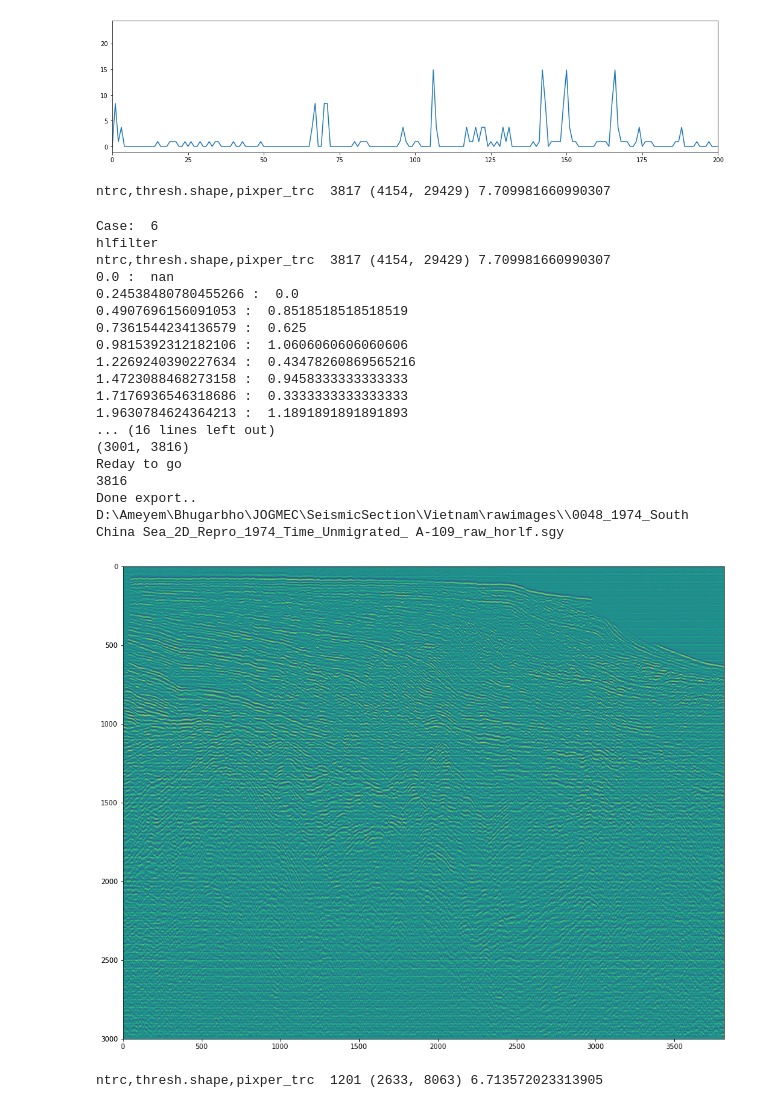
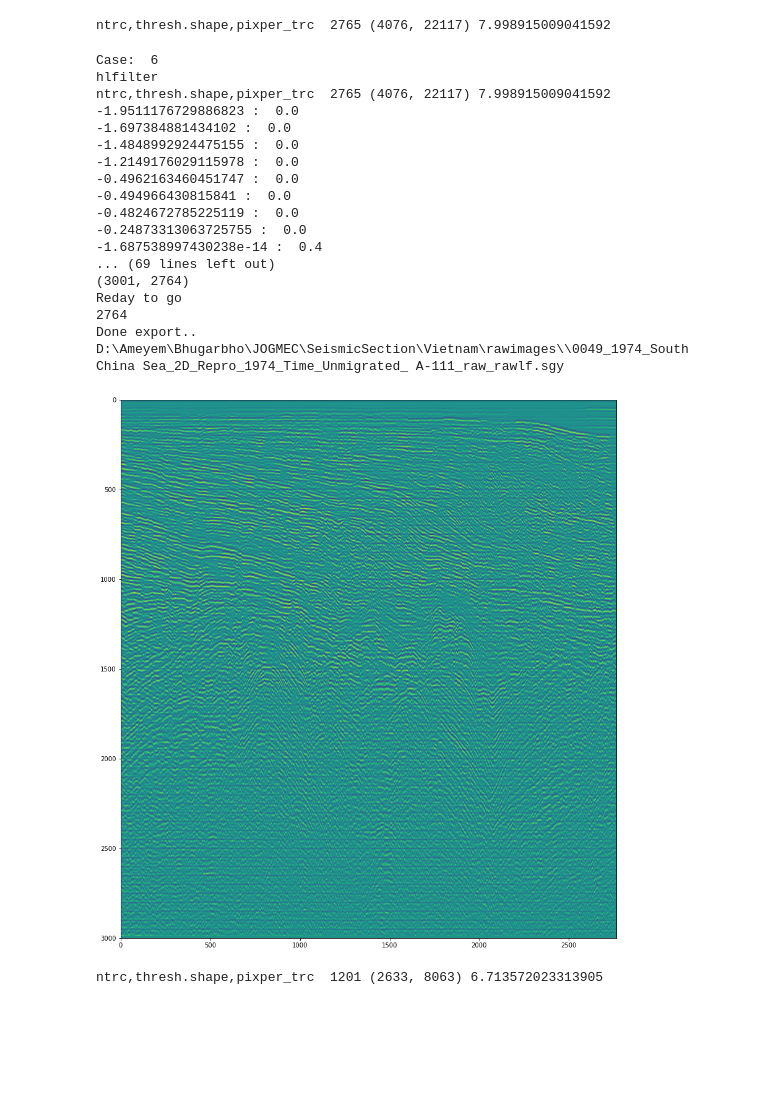
Before and after one commit to narunbabu/seis_im_processing, a Jupyter notebook: Im2segy_baddata-Liveproject-WithPrecisionFiltering.ipynb, the cells around one changed output. Cells and saved outputs as stored; diff of their text form; code cells hidden in the pictures; blank space fills up the shorter version.

```diff
--- a/Im2segy_baddata-Liveproject-WithPrecisionFiltering.ipynb
+++ b/Im2segy_baddata-Liveproject-WithPrecisionFiltering.ipynb
@@ -29,7 +29,9 @@ import matplotlib.pyplot as plt
 datafolder=r'D:\Ameyem\Bhugarbho\JOGMEC\SeismicSection\Vietnam\rawimages\\'
 files=['0254_1974_South China Sea_2D_Repro_1974_Time_Unmigrated_ 74-730_crop.png',
       '0048_1974_South China Sea_2D_Repro_1974_Time_Unmigrated_ A-109_crop.png',
-#        '0128_1974_South China Sea_2D_Repro_1974_Time_Unmigrated_ B-129_crop.png'
+#        '0128_1974_South China Sea_2D_Repro_1974_Time_Unmigrated_ B-129_crop.png',
+       '0045_1974_South China Sea_2D_Repro_1974_Time_Unmigrated_ A-103_crop.png',
+       '0049_1974_South China Sea_2D_Repro_1974_Time_Unmigrated_ A-111_crop.png'
       ]
 
 # files=['0254_1974_South China Sea_2D_Repro_1974_Time_Unmigrated_ 74-730_crop.jpg']
@@ -43,6 +45,8 @@ filekey=file.split('_')[0]
 fileproperties={'0254':{'strc':1114,'ntrace':1201,'trange':[0,5]},
                 '0048':{'strc':1,'ntrace':3817,'trange':[0,6]},
                 '0128':{'strc':1,'ntrace':3480,'trange':[0,6]},
+                '0045':{'strc':1,'ntrace':2936,'trange':[0,6]},
+                '0049':{'strc':1,'ntrace':2765,'trange':[0,6]},
 }
 
 ntrace=fileproperties[filekey]['ntrace']
@@ -159,14 +161,14 @@ def img2rawtrace(mthresh,stime,etime,ntrc): #key function need filters before
     traces=np.array(traces).astype(float)
     return traces
 # %%
-# hlfilter=gethorizontalLineFilter(hf_data)
-# plt.plot(sgray)
-twt=list(range(len(sgray)))
-lf_data,wf_data,hf_data,xmaxnormmeans=windowFilt(twt,sgray,nclip=0,window=(1,10),order=4)
+# # hlfilter=gethorizontalLineFilter(hf_data)
+# # plt.plot(sgray)
+# twt=list(range(len(sgray)))
+# lf_data,wf_data,hf_data,xmaxnormmeans=windowFilt(twt,sgray,nclip=0,window=(1,10),order=4)
 
-# useStepOp
-hlfilter=gethorizontalLineFilter(hf_data,sgray)
-hlfilter[hlfilter<=0.5]=0.5
-plt.plot(hlfilter)
-plt.xlim([0,1000])
-plt.show()
+# # useStepOp
+# hlfilter=gethorizontalLineFilter(hf_data,sgray)
+# hlfilter[hlfilter<=0.5]=0.5
+# plt.plot(hlfilter)
+# plt.xlim([0,1000])
+# plt.show()
@@ -195,9 +191,7 @@ plt.show()
 # %%
-diff=np.diff(mtrc)
-fig=plt.figure(figsize=(18,4))
-plt.plot(diff**2)
-plt.xlim([0,200])
-plt.show()
+# diff=np.diff(mtrc)
+# fig=plt.figure(figsize=(18,4))
+# plt.plot(diff**2)
+# plt.xlim([0,200])
+# plt.show()
-# %% [output]
-[figure, removed]
 # %%
@@ -239,7 +233,7 @@ def img2rawtrace(mthresh,stime,etime,ntrc): #key function need filters before
 # bestcases={1:1,2:3,3:6}
 sgray=gray.sum(axis=1)
 cutoff = 30.0
-bestcases={'_horlf':6}
+bestcases={'_raw':6}
 
 
 mthresh = cv2.threshold(gray, 0, 255, cv2.THRESH_BINARY_INV + cv2.THRESH_OTSU)[1]
@@ -292,12 +286,12 @@ mtrc=traces[trcno]
 # plt.imshow(filttrcs.T)
 # plt.show()
 # %% [output]
-ntrc,thresh.shape,pixper_trc  3817 (4154, 29429) 7.709981660990307
+ntrc,thresh.shape,pixper_trc  2765 (4076, 22117) 7.998915009041592
 # %%
 # bestcases={1:1,2:3,3:6}
 sgray=gray.sum(axis=1)
 cutoff = 30.0
-bestcases={'_horlf':6}
+bestcases={'_rawlf':6}
 for key in bestcases:
     case=bestcases[key]
 
@@ -320,7 +314,7 @@ for key in bestcases:
     mthresh = cv2.threshold(gray, 0, 255, cv2.THRESH_BINARY_INV + cv2.THRESH_OTSU)[1]
     #     traces=img2rawtrace(clipped_im,stime,etime,ntrc)
     traces=img2rawtrace(mthresh,stime,etime,ntrc)
-#     traces=successiveDeduction(traces,ntraces=200)
+    traces=successiveDeduction(traces,ntraces=200)
 
     # fig=plt.figure(figsize=(18,16))
     # plt.imshow(traces.T)
@@ -351,48 +345,48 @@ for key in bestcases:
 
     if useHorfilter:
         result=(np.array(traces)*hlfilter*1000).astype(np.float64)
     else:
         result=(np.array(traces)*1000).astype(np.float64)
 
     print(traces.shape,result.shape)
     trange=np.arange(stime,etime+1,2).astype(int)
     proctrcs= getOpProcTraces(result,op,trange)
 #     filttrcs=np.array(proctrcs)
     filttrcs= getLowPassfilteredTraces(proctrcs,cutoff = cutoff )
 
 
 
     inputdict=dict(dstpath=datafolder+file.replace('_crop.png','')+'_raw{}.sgy'.format(key),srcpath='bak_test2.sgy',
                mintime=1300,mxtime=1500,dt=1,iline=1, xline=169, offset=0)
 
     status=saveAsSegy(filttrcs.T,inputdict=inputdict,delrt=2,strc=strc,setimes=[stime,etime])
     if status:
         print('Done export..',inputdict['dstpath'])
     else:
         print('Export incomplete..')
     fig=plt.figure(figsize=(16,16))
 #     plt.imshow(filttrcs.T[:800,-800:])
     plt.imshow(filttrcs.T)
     plt.show()
 # %% [output]
 Case:  6
 hlfilter
-ntrc,thresh.shape,pixper_trc  3817 (4154, 29429) 7.709981660990307
-0.0 :  nan
-0.24538480780455266 :  0.0
-0.4907696156091053 :  0.8518518518518519
-0.7361544234136579 :  0.625
-0.9815392312182106 :  1.0606060606060606
-1.2269240390227634 :  0.43478260869565216
-1.4723088468273158 :  0.9458333333333333
-1.7176936546318686 :  0.3333333333333333
-1.9630784624364213 :  1.1891891891891893
-... (16 lines left out)
-(3001, 3816)
+ntrc,thresh.shape,pixper_trc  2765 (4076, 22117) 7.998915009041592
+-1.9511176729886823 :  0.0
+-1.697384881434102 :  0.0
+-1.4848992924475155 :  0.0
+-1.2149176029115978 :  0.0
+-0.4962163460451747 :  0.0
+-0.494966430815841 :  0.0
+-0.4824672785225119 :  0.0
+-0.24873313063725755 :  0.0
+-1.687538997430238e-14 :  0.4
+... (69 lines left out)
+(3001, 2764)
 Reday to go
-3816
-Done export.. D:\Ameyem\Bhugarbho\JOGMEC\SeismicSection\Vietnam\rawimages\\0048_1974_South China Sea_2D_Repro_1974_Time_Unmigrated_ A-109_raw_horlf.sgy
+2764
+Done export.. D:\Ameyem\Bhugarbho\JOGMEC\SeismicSection\Vietnam\rawimages\\0049_1974_South China Sea_2D_Repro_1974_Time_Unmigrated_ A-111_raw_rawlf.sgy
-[figure, old version]
+[figure, new version]
 # %%
 # thresh=mthresh.copy()
 # trange=np.arange(stime,etime+1,2).astype(int)
```
Also changed, not shown: parts of 9 cells of this notebook, 28 other files.
